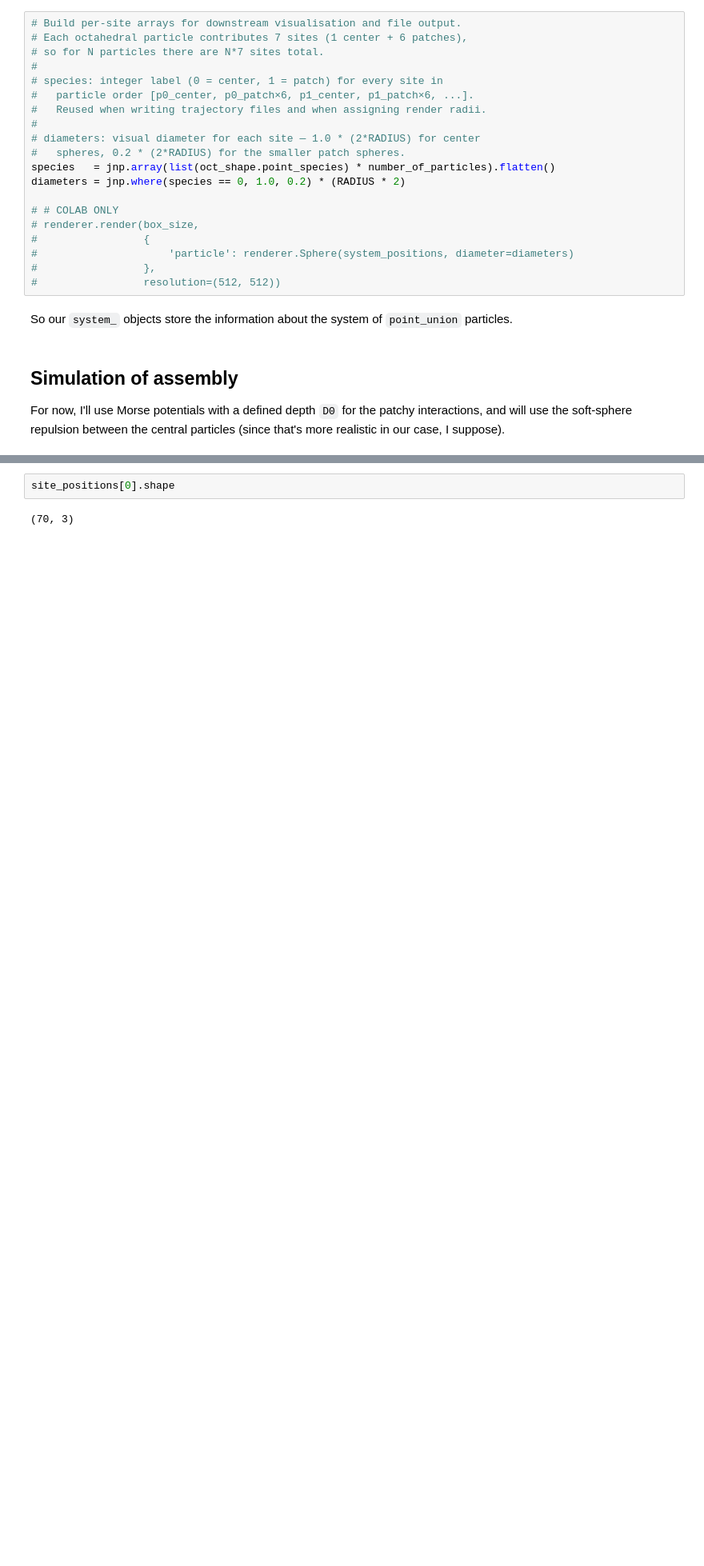
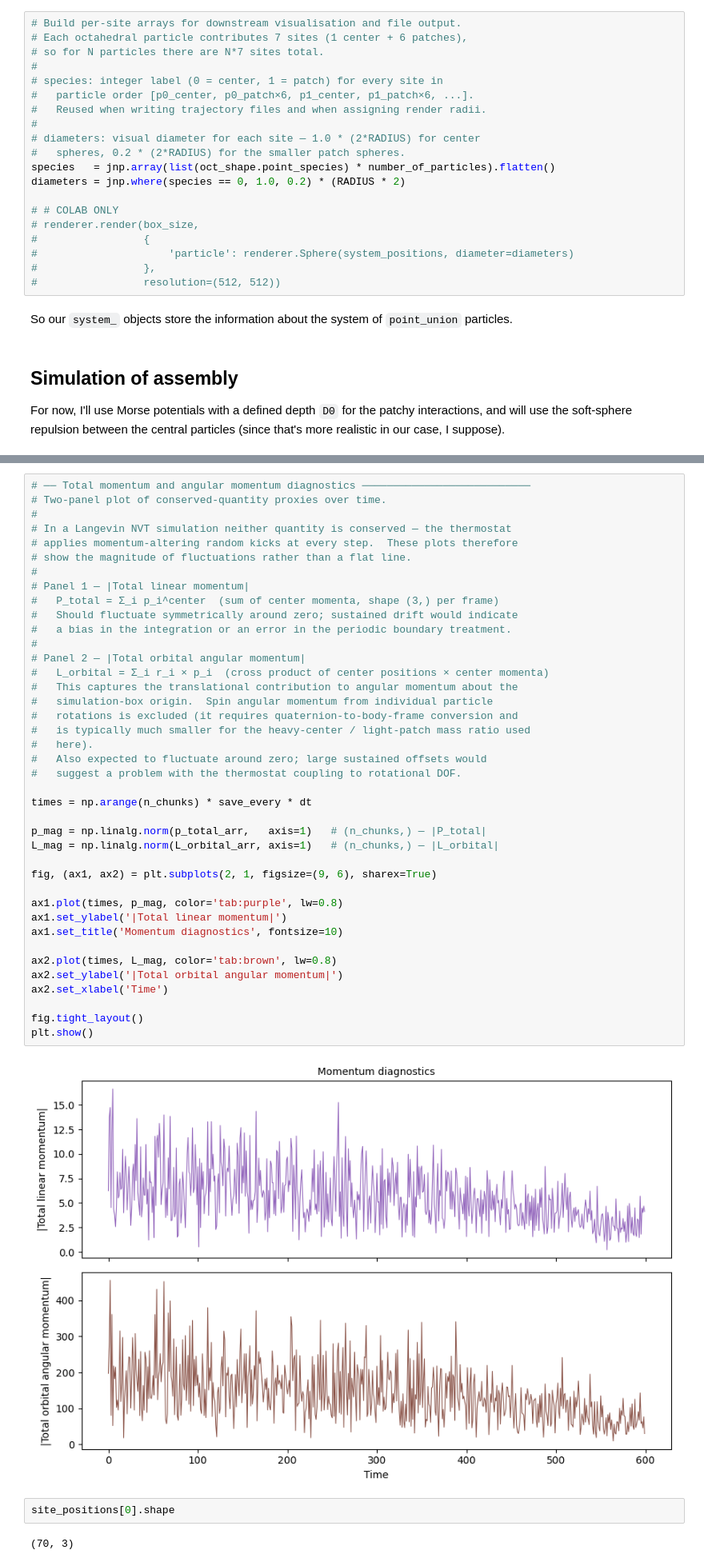
Before and after one commit to paarthtara/jax-md-project, a Jupyter notebook: octahedral_patchy_particles.ipynb, the cells around one changed output, grey strips where cells are left out. Shown at 80% size. Drawn from its saved outputs; the diff is of its cells as text; blank space fills up the shorter version.

```diff
--- a/octahedral_patchy_particles.ipynb
+++ b/octahedral_patchy_particles.ipynb
@@ -528,3 +550,45 @@ plt.show()
+# %%
+# ── Total momentum and angular momentum diagnostics ───────────────────────────
+# Two-panel plot of conserved-quantity proxies over time.
+#
+# In a Langevin NVT simulation neither quantity is conserved — the thermostat
+# applies momentum-altering random kicks at every step.  These plots therefore
+# show the magnitude of fluctuations rather than a flat line.
+#
+# Panel 1 — |Total linear momentum|
+#   P_total = Σ_i p_i^center  (sum of center momenta, shape (3,) per frame)
+#   Should fluctuate symmetrically around zero; sustained drift would indicate
+#   a bias in the integration or an error in the periodic boundary treatment.
+#
+# Panel 2 — |Total orbital angular momentum|
+#   L_orbital = Σ_i r_i × p_i  (cross product of center positions × center momenta)
+#   This captures the translational contribution to angular momentum about the
+#   simulation-box origin.  Spin angular momentum from individual particle
+#   rotations is excluded (it requires quaternion-to-body-frame conversion and
+#   is typically much smaller for the heavy-center / light-patch mass ratio used
+#   here).
+#   Also expected to fluctuate around zero; large sustained offsets would
+#   suggest a problem with the thermostat coupling to rotational DOF.
+
+times = np.arange(n_chunks) * save_every * dt
+
+p_mag = np.linalg.norm(p_total_arr,   axis=1)   # (n_chunks,) — |P_total|
+L_mag = np.linalg.norm(L_orbital_arr, axis=1)   # (n_chunks,) — |L_orbital|
+
+fig, (ax1, ax2) = plt.subplots(2, 1, figsize=(9, 6), sharex=True)
+
+ax1.plot(times, p_mag, color='tab:purple', lw=0.8)
+ax1.set_ylabel('|Total linear momentum|')
+ax1.set_title('Momentum diagnostics', fontsize=10)
+
+ax2.plot(times, L_mag, color='tab:brown', lw=0.8)
+ax2.set_ylabel('|Total orbital angular momentum|')
+ax2.set_xlabel('Time')
+
+fig.tight_layout()
+plt.show()
+# %% [output]
+[figure, added]
 # %%
 site_positions[0].shape
 # %% [output]
```
Also changed, not shown: parts of 8 cells of this notebook, 1 other file.
